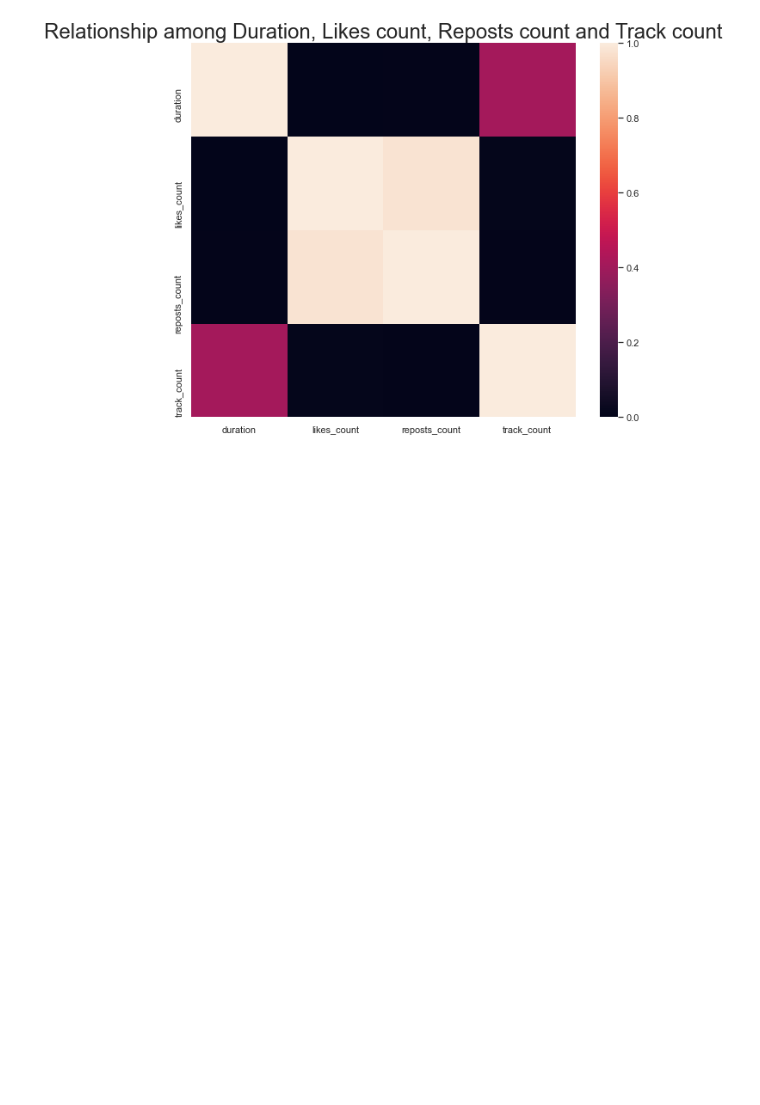
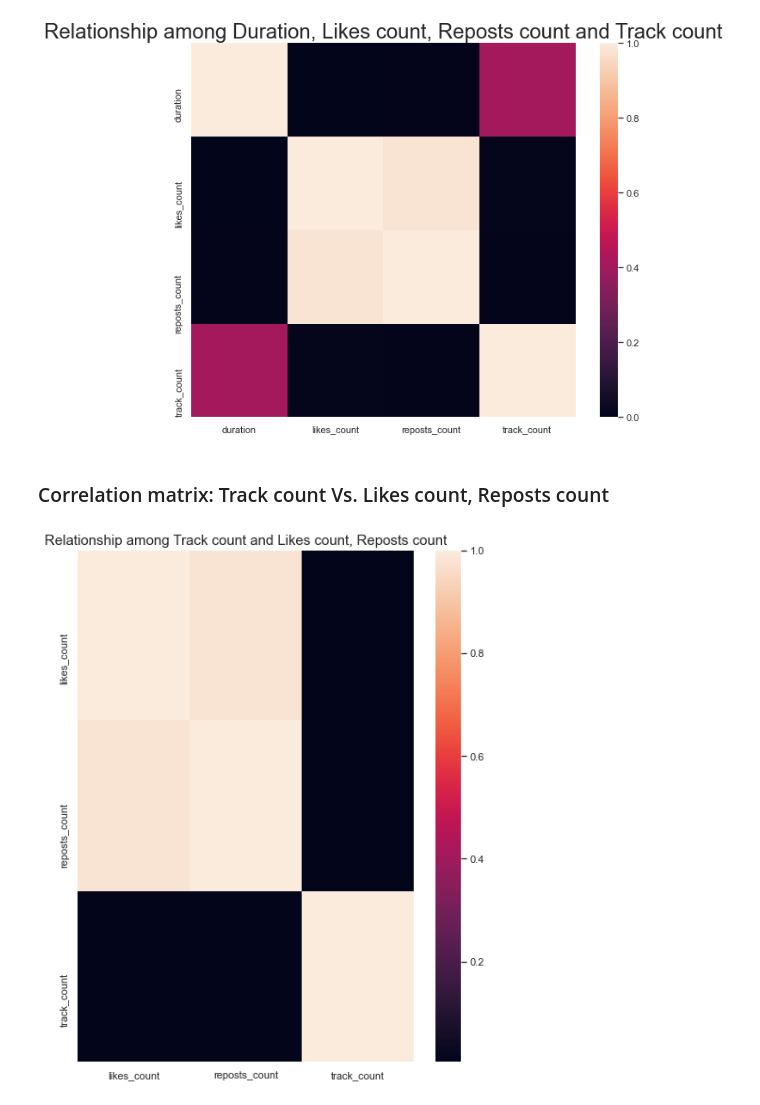
Before and after one commit to machung2001/SoundCloud, a Jupyter notebook: src/playlists_plotCharts.ipynb, the cells around one changed output. Saved outputs shown, nothing was run; the diff lists cells and outputs as text; code cells hidden in the pictures; blank space fills up the shorter version.

Commit message:
add correlation matrix

```diff
--- a/src/playlists_plotCharts.ipynb
+++ b/src/playlists_plotCharts.ipynb
@@ -60,3 +60,13 @@ plt.title("Relationship among Duration, Likes count, Reposts count and Track cou
 plt.show()
 # %% [output]
 [figure]
+# %% [markdown]
+### Correlation matrix:  Track count Vs. Likes count, Reposts count
+# %%
+df_corr = df[['likes_count','reposts_count','track_count']]
+sns.heatmap(df_corr.corr())
+sns.set(rc={'figure.figsize':(8,10)})
+plt.title("Relationship among Track count and Likes count, Reposts count",size = 15)
+plt.show()
+# %% [output]
+[figure, added]
```
